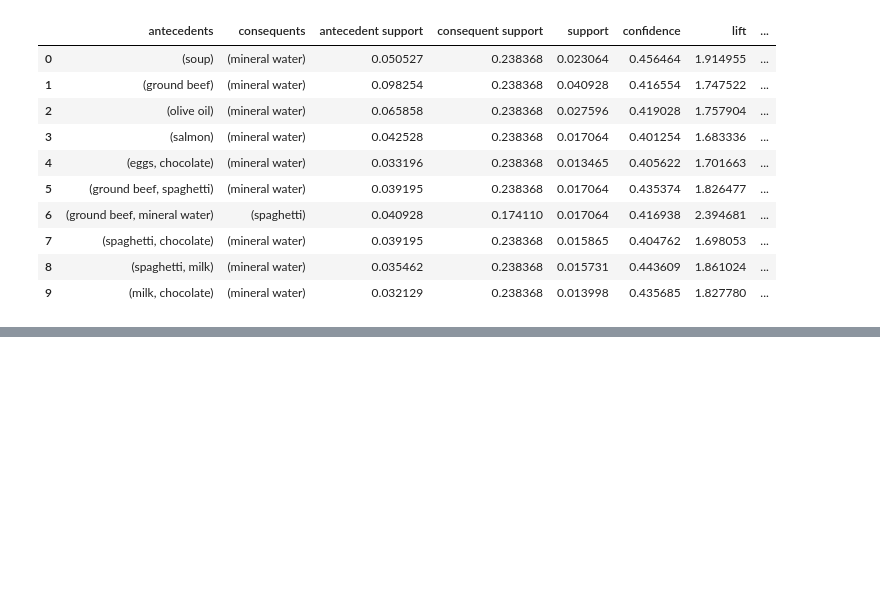
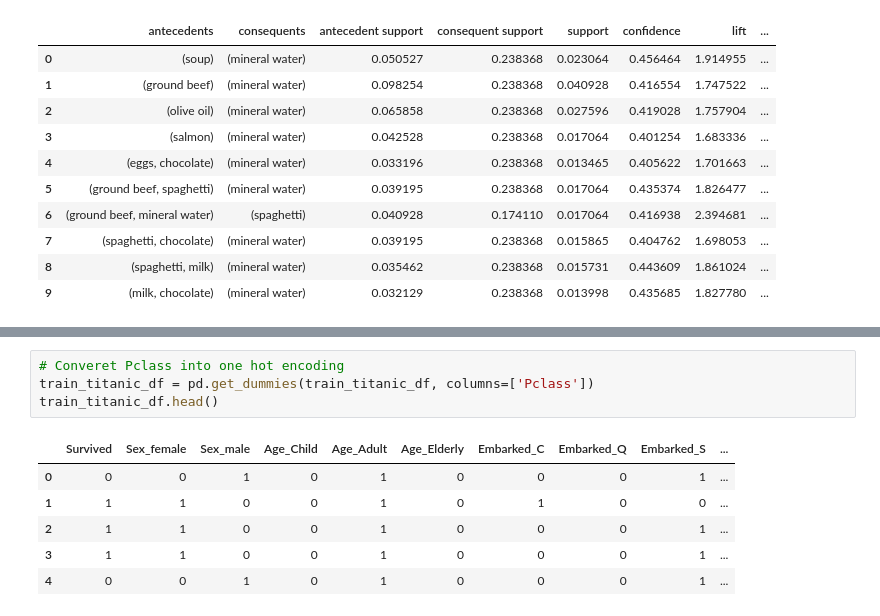
Before and after one commit to gtengwei/CZ4032-Data-Mining, a Jupyter notebook: apriori.ipynb, the cells around one changed output, grey strips where cells are left out. Saved outputs shown, nothing was run; the diff lists cells and outputs as text; blank space fills up the shorter version.

```diff
--- a/apriori.ipynb
+++ b/apriori.ipynb
@@ -788,0 +862,11 @@ rules
+# %%
+# Converet Pclass into one hot encoding
+train_titanic_df = pd.get_dummies(train_titanic_df, columns=['Pclass'])
+train_titanic_df.head()
+# %% [output]
+|  | Survived | Sex_female | Sex_male | Age_Child | Age_Adult | Age_Elderly | Embarked_C | Embarked_Q | Embarked_S | ... |
+| 0 | 0 | 0 | 1 | 0 | 1 | 0 | 0 | 0 | 1 | ... |
+| 1 | 1 | 1 | 0 | 0 | 1 | 0 | 1 | 0 | 0 | ... |
+| 2 | 1 | 1 | 0 | 0 | 1 | 0 | 0 | 0 | 1 | ... |
+| 3 | 1 | 1 | 0 | 0 | 1 | 0 | 0 | 0 | 1 | ... |
+| 4 | 0 | 0 | 1 | 0 | 1 | 0 | 0 | 0 | 1 | ... |
```
Also changed, not shown: parts of 16 cells of this notebook, 3 other files.
